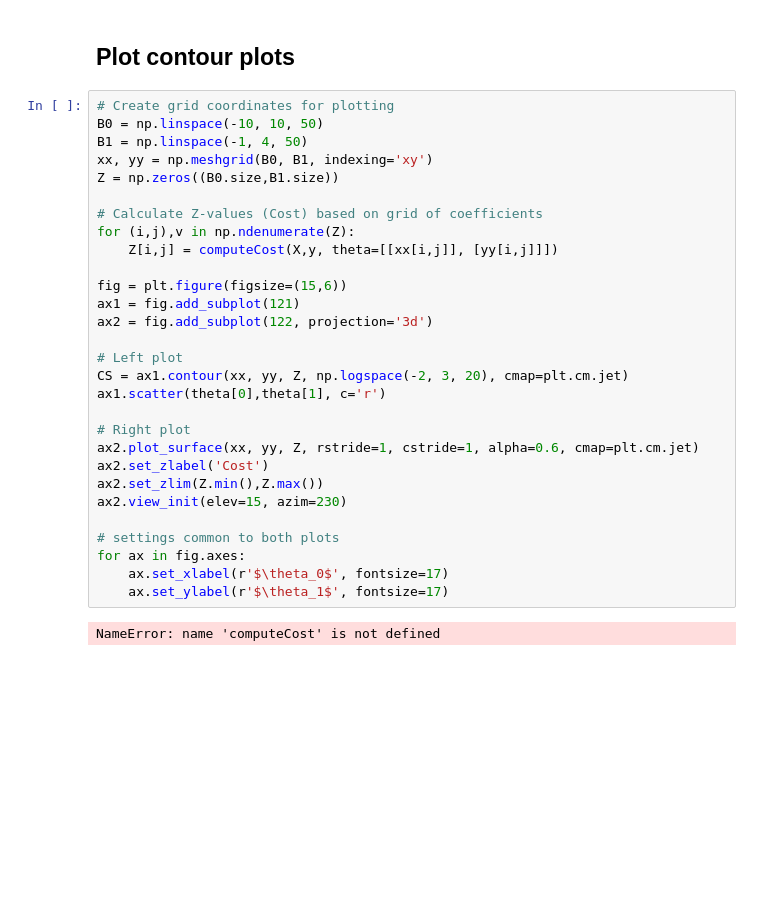
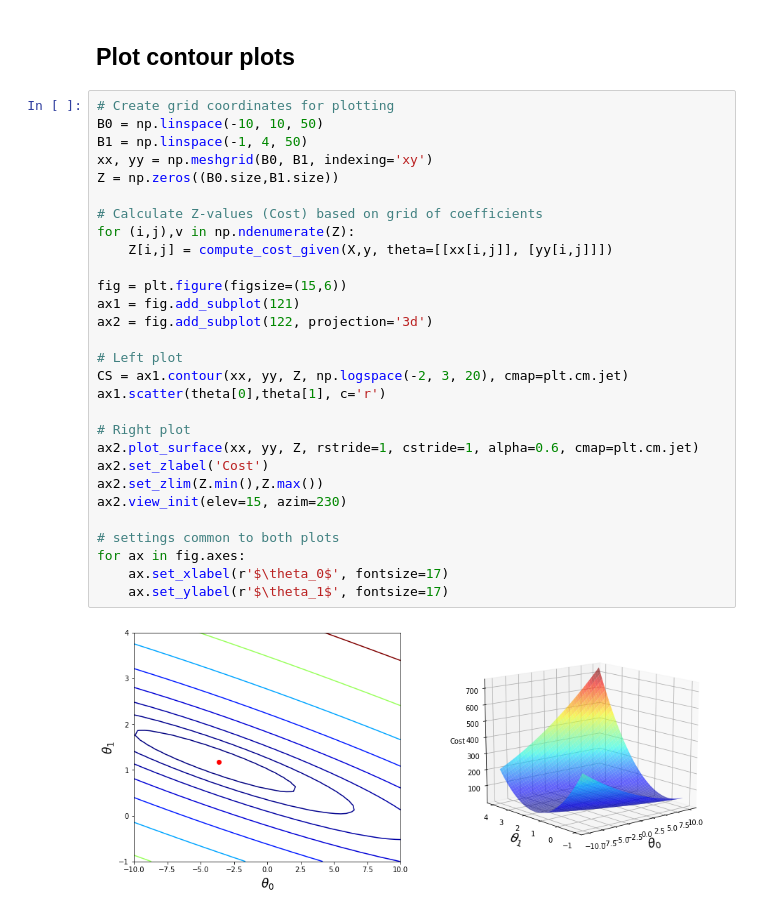
Before and after one commit to gupsydaisys/andrew-ng-class, a Jupyter notebook: ex1/Ex1 ML Andrew Ng.ipynb, the cells around one changed output. Saved outputs shown, nothing was run; the diff lists cells and outputs as text; blank space fills up the shorter version.

```diff
--- a/ex1/Ex1 ML Andrew Ng.ipynb
+++ b/ex1/Ex1 ML Andrew Ng.ipynb
@@ -116,31 +116,31 @@ plt.legend(loc=4);
 # %%
 # Create grid coordinates for plotting
 B0 = np.linspace(-10, 10, 50)
 B1 = np.linspace(-1, 4, 50)
 xx, yy = np.meshgrid(B0, B1, indexing='xy')
 Z = np.zeros((B0.size,B1.size))
 
 # Calculate Z-values (Cost) based on grid of coefficients
 for (i,j),v in np.ndenumerate(Z):
-    Z[i,j] = computeCost(X,y, theta=[[xx[i,j]], [yy[i,j]]])
+    Z[i,j] = compute_cost_given(X,y, theta=[[xx[i,j]], [yy[i,j]]])
 
 fig = plt.figure(figsize=(15,6))
 ax1 = fig.add_subplot(121)
 ax2 = fig.add_subplot(122, projection='3d')
 
 # Left plot
 CS = ax1.contour(xx, yy, Z, np.logspace(-2, 3, 20), cmap=plt.cm.jet)
 ax1.scatter(theta[0],theta[1], c='r')
 
 # Right plot
 ax2.plot_surface(xx, yy, Z, rstride=1, cstride=1, alpha=0.6, cmap=plt.cm.jet)
 ax2.set_zlabel('Cost')
 ax2.set_zlim(Z.min(),Z.max())
 ax2.view_init(elev=15, azim=230)
 
 # settings common to both plots
 for ax in fig.axes:
     ax.set_xlabel(r'$\theta_0$', fontsize=17)
     ax.set_ylabel(r'$\theta_1$', fontsize=17)
 # %% [output]
-NameError: name 'computeCost' is not defined
+[figure, added]
```
Also changed, not shown: parts of 2 cells of this notebook.
